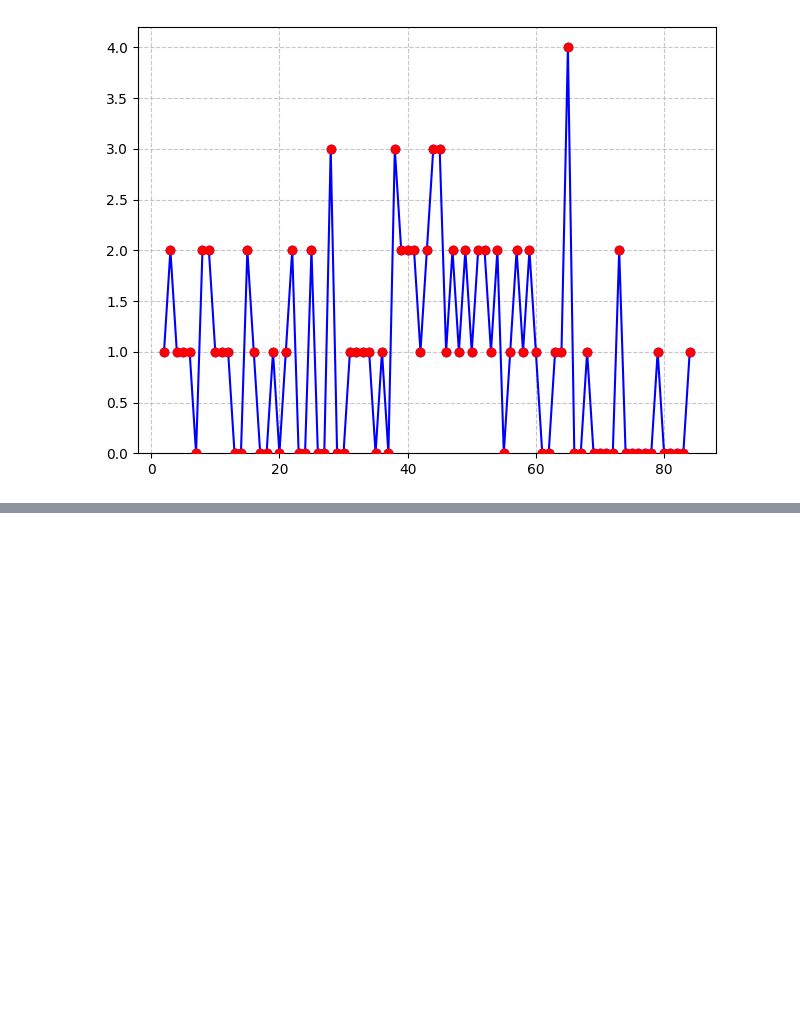
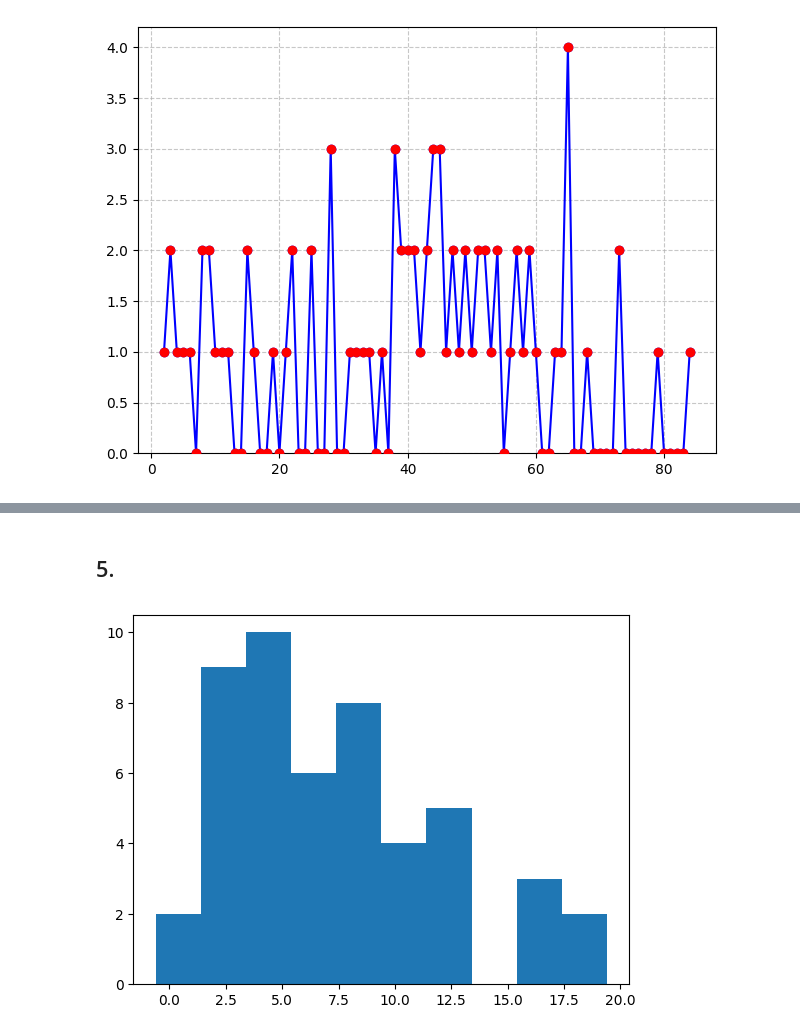
Before and after one commit to JoaoVCMiranda/estatistica, a Jupyter notebook: Capítulo_2_Questões.ipynb, the cells around one changed output, grey strips where cells are left out. Cells and saved outputs as stored; diff of their text form; code cells hidden in the pictures; blank space fills up the shorter version.

```diff
--- a/Capítulo_2_Questões.ipynb
+++ b/Capítulo_2_Questões.ipynb
@@ -117,0 +127,18 @@ poligono_frequencias(get_frequencias(dados_pag_19_4))
+# %% [markdown]
+## 5.
+# %%
+dados_pag_19_5 = [
+    2.9, 7.5, 5.0, 11.6, 2.7, 7.9, 18.8, 3.8, 8.5, 4.4,
+    12.9, 3.3, 7.4, 6.3, 2.6, 6.9, 5.6, 12.4, 16.0, 2.7,
+    6.3, 4.4, 13.1, 4.8, 10.0, 0.4, 5.5, 16.2, 2.3, 9.5,
+    4.5, 10.6, 3.2, 8.7, 9.0, 3.9, 9.2, 8.4, 0.8, 4.6,
+    15.6, 7.1, 17.8, 4.5, 10.5, 5.3, 11.8, 2.3, 2.4, 7.5
+]
+h = 2
+dados_discretos_pag_19_5 = discretizar(dados_pag_19_5, h)
+barplot(
+    get_frequencias(dados_discretos_pag_19_5),
+    h=h
+)
+# %% [output]
+[figure, added]
```
Also changed, not shown: parts of 15 cells of this notebook, 6 other files.
